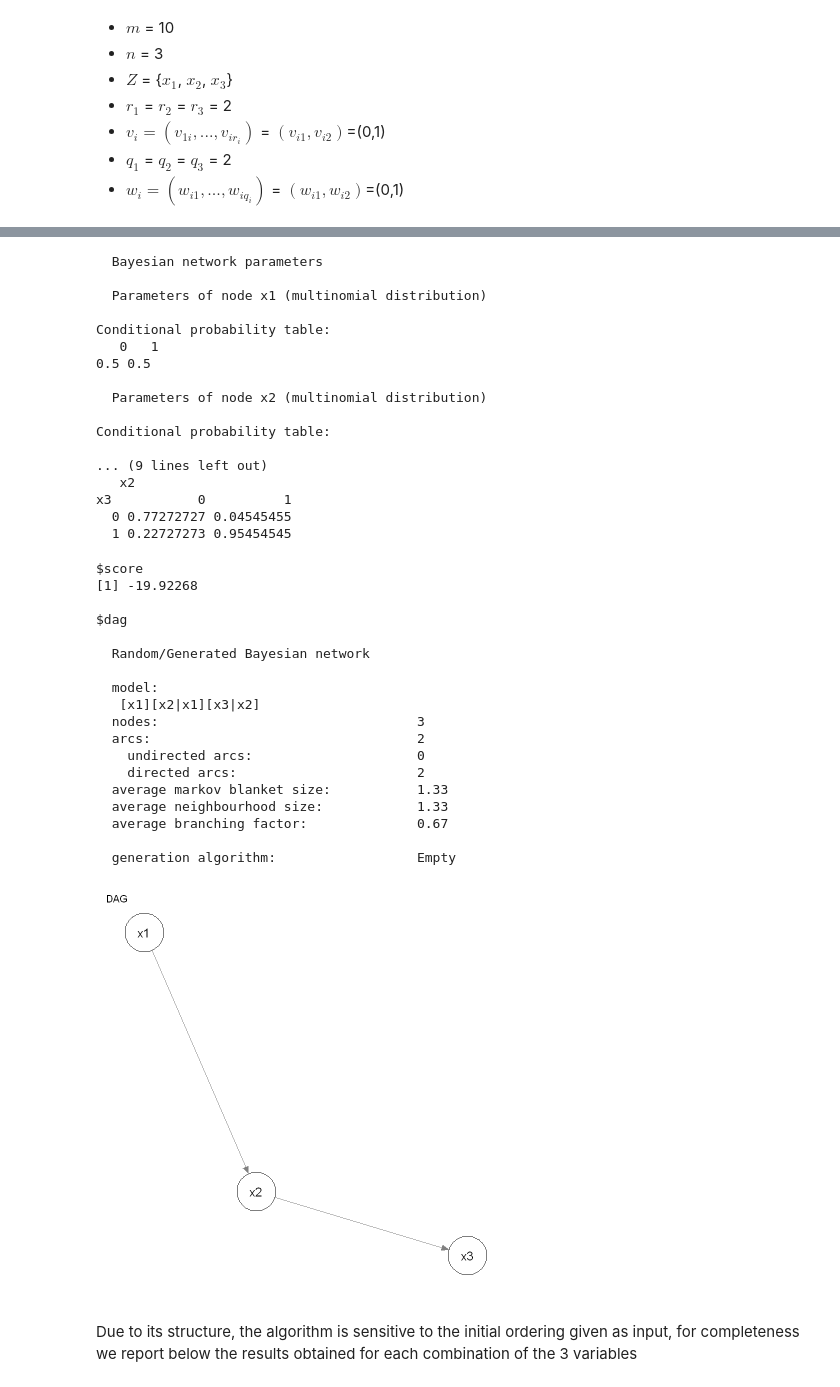
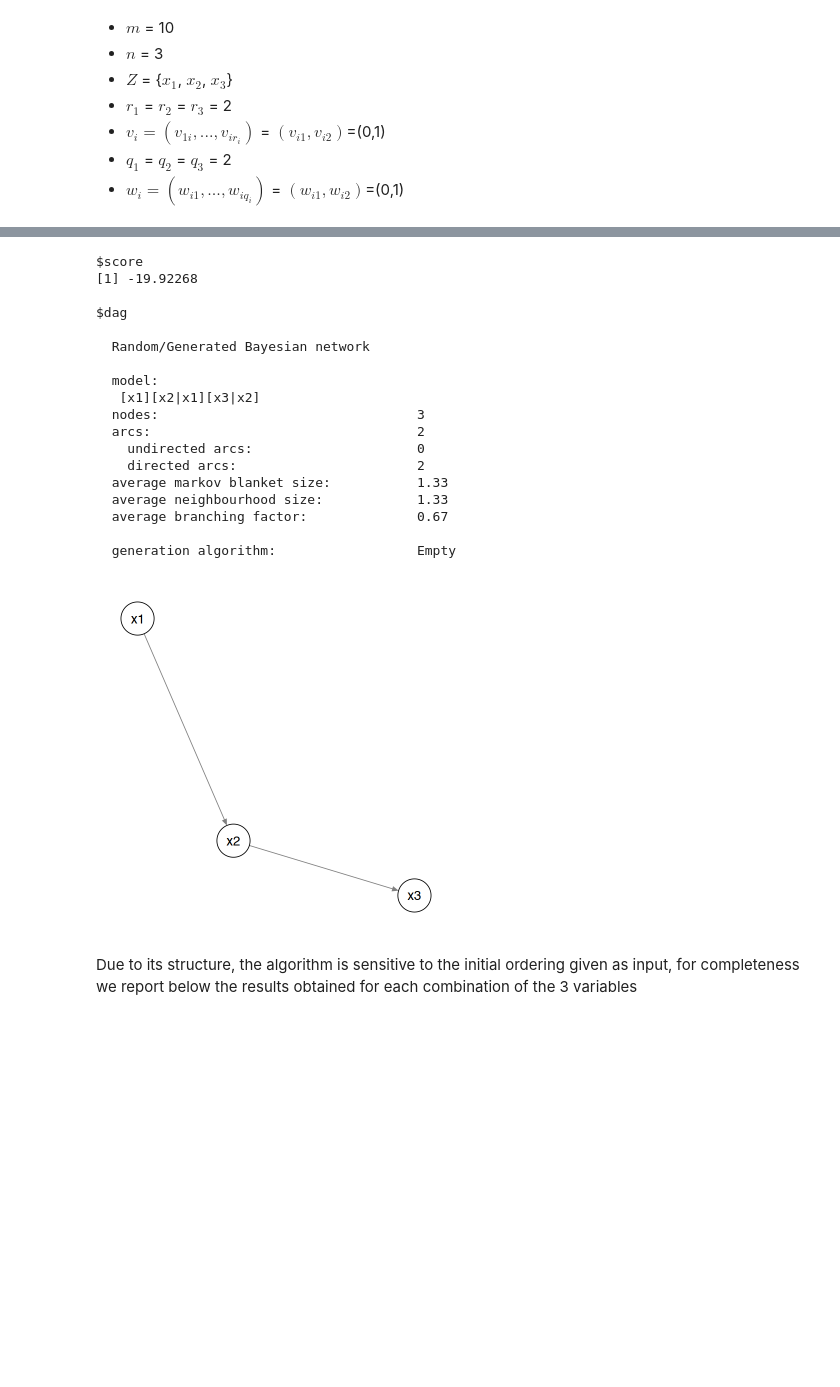
Before and after one commit to emabaci/Advanced-Statistics-Project, a Jupyter notebook: K2_Bayesian_Network.ipynb, the cells around one changed output, grey strips where cells are left out. Cells and saved outputs as stored; diff of their text form; code cells hidden in the pictures; blank space fills up the shorter version.

```diff
--- a/K2_Bayesian_Network.ipynb
+++ b/K2_Bayesian_Network.ipynb
@@ -254,68 +279,50 @@ K2 <- function(data, order=c(1,2,3), max.parents=3,
         k2.score <- k2.score + p.old
     }
 
     if (output.prob){
         if(cases.column){
             set <- data.frame(apply(data[2:ncol(data)],c(1,2),as.character), stringsAsFactors = TRUE)
         }
         else{
             set <- data.frame(apply(data[1:ncol(data)],c(1,2),as.character), stringsAsFactors = TRUE)
         }
         print(bn.fit(dag, data = set, method = 'bayes'))
     }
     if(output.graph){
         qgraph(dag, nodeNames = g.nodes, layout = "spring",
-               legend=FALSE, theme = "colorblind", title = "DAG")
+               legend=FALSE, theme = "colorblind")#, title = "DAG")
     }
 
     output.list["score"] <- k2.score
     output.list["dag"] <- list(dag)
     return(output.list)
 }
-
 #network<-K2(D, output.prob=FALSE)
 #network
 
 
-network<-K2(D, f=score.log, output.prob=TRUE)
+network<-K2(D, f=score.log, output.prob=FALSE)
 network
 # %% [output]
-  Bayesian network parameters
+$score
+[1] -19.92268
 
-  Parameters of node x1 (multinomial distribution)
+$dag
 
-Conditional probability table:
-   0   1
-0.5 0.5
+  Random/Generated Bayesian network
 
-  Parameters of node x2 (multinomial distribution)
+  model:
+   [x1][x2|x1][x3|x2]
+  nodes:                                 3
+  arcs:                                  2
+    undirected arcs:                     0
+    directed arcs:                       2
+  average markov blanket size:           1.33
+  average neighbourhood size:            1.33
+  average branching factor:              0.67
 
-Conditional probability table:
-
-... (9 lines left out)
-   x2
-x3           0          1
-  0 0.77272727 0.04545455
-  1 0.22727273 0.95454545
+  generation algorithm:                  Empty
-$score
-[1] -19.92268
-
-$dag
-
-  Random/Generated Bayesian network
-
-  model:
-   [x1][x2|x1][x3|x2]
-  nodes:                                 3
-  arcs:                                  2
-    undirected arcs:                     0
-    directed arcs:                       2
-  average markov blanket size:           1.33
-  average neighbourhood size:            1.33
-  average branching factor:              0.67
-
-  generation algorithm:                  Empty
-[figure, old version]
+[figure, new version]
 # %% [markdown]
 Due to its structure, the algorithm is sensitive to the initial ordering given as input, for completeness we report below the results obtained for each combination of the 3 variables
 # %%
```
Also changed, not shown: parts of 30 cells of this notebook.
